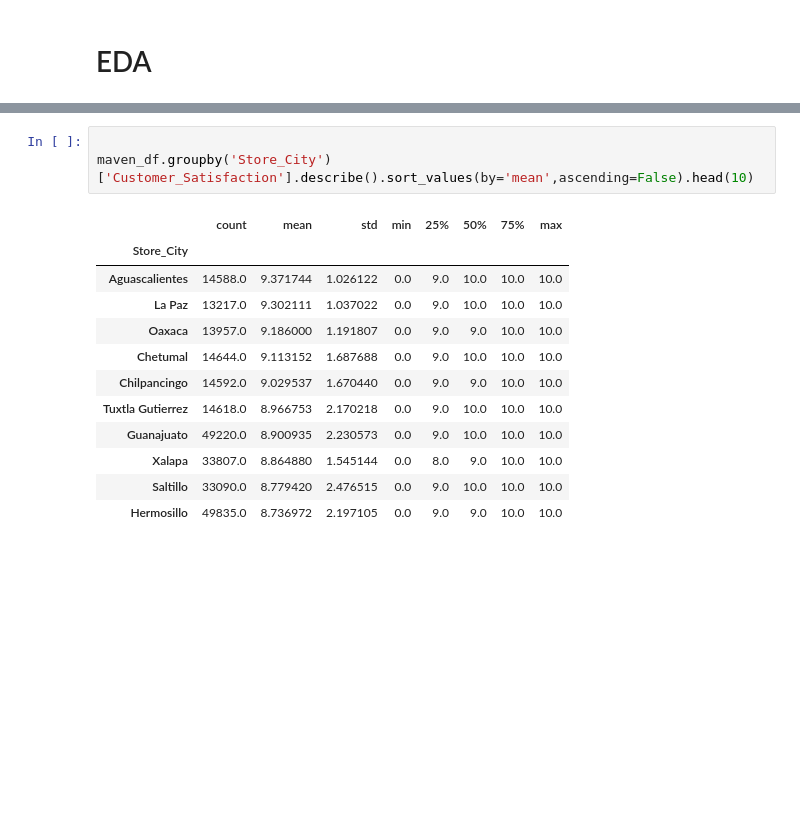
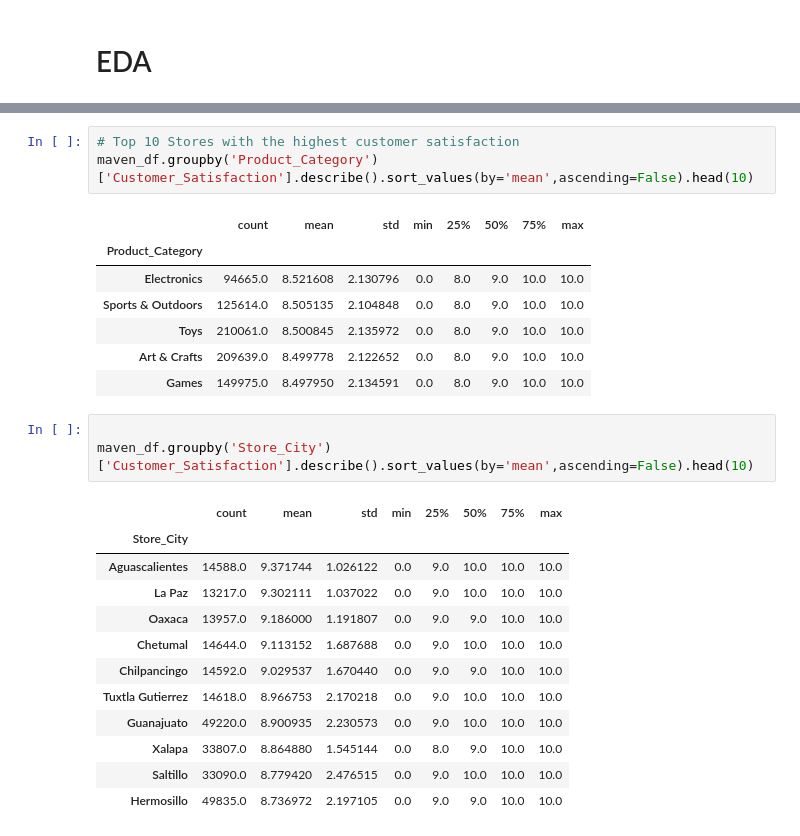
Before and after one commit to tianlan8/maven_toys_analysis, a Jupyter notebook: Maven_Toys_Data_Analysis.ipynb, the cells around one changed output, grey strips where cells are left out. Saved outputs shown, nothing was run; the diff lists cells and outputs as text; blank space fills up the shorter version.

```diff
--- a/Maven_Toys_Data_Analysis.ipynb
+++ b/Maven_Toys_Data_Analysis.ipynb
@@ -176,3 +169,14 @@ maven_df.groupby('Store_Name')['Customer_Satisfaction'].describe().sort_values(b
+# %%
+# Top 10 Stores with the highest customer satisfaction
+maven_df.groupby('Product_Category')['Customer_Satisfaction'].describe().sort_values(by='mean',ascending=False).head(10)
+# %% [output]
+|  | count | mean | std | min | 25% | 50% | 75% | max |
+| Product_Category |  |  |  |  |  |  |  |  |
+| Electronics | 94665.0 | 8.521608 | 2.130796 | 0.0 | 8.0 | 9.0 | 10.0 | 10.0 |
+| Sports & Outdoors | 125614.0 | 8.505135 | 2.104848 | 0.0 | 8.0 | 9.0 | 10.0 | 10.0 |
+| Toys | 210061.0 | 8.500845 | 2.135972 | 0.0 | 8.0 | 9.0 | 10.0 | 10.0 |
+| Art & Crafts | 209639.0 | 8.499778 | 2.122652 | 0.0 | 8.0 | 9.0 | 10.0 | 10.0 |
+| Games | 149975.0 | 8.497950 | 2.134591 | 0.0 | 8.0 | 9.0 | 10.0 | 10.0 |
 # %%
 
 maven_df.groupby('Store_City')['Customer_Satisfaction'].describe().sort_values(by='mean',ascending=False).head(10)
```
Also changed, not shown: parts of 8 cells of this notebook.
